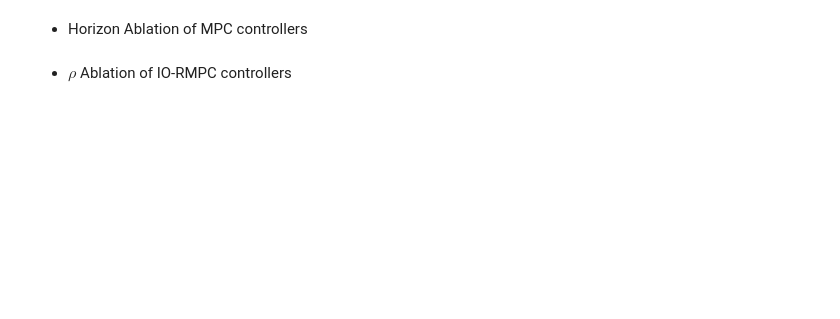
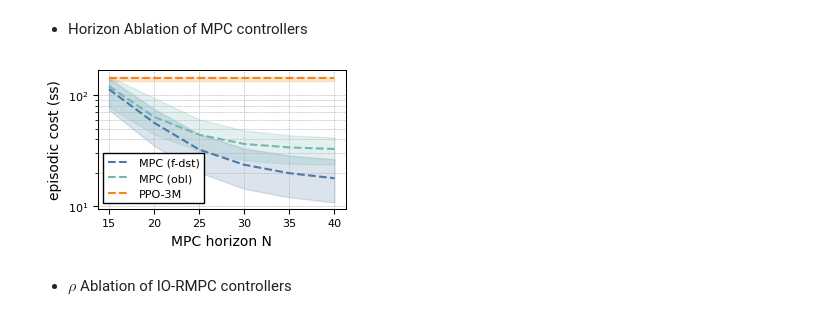
Before and after one commit to TolgaOk/offlineRLviaIO, a Jupyter notebook: examples/quadrotor.ipynb, the cells around one changed output. Cells and saved outputs as stored; diff of their text form; code cells hidden in the pictures; blank space fills up the shorter version.

```diff
--- a/examples/quadrotor.ipynb
+++ b/examples/quadrotor.ipynb
@@ -503,23 +510,25 @@ fig.savefig(f"figure_data/io_lookback_ablation.pdf",
 # %%
 fig, axes = tube_figure_plt(
     cost_data={
         "MPC (f-dst)": mpc_fdst_costs,
         "MPC (obl)": mpc_obl_costs,
         "PPO-3M": {key: ppo_costs for key in mpc_obl_costs.keys()}
     },
     color_list=["#4C78A8", "#72B7B2", "#F58518"],
     log_xaxis=False,
     log_yaxis=True,
     x_label="MPC horizon N",
     y_label="episodic cost (ss)",
     percentiles=(20, 80),
     figsize=(3.20, 1.80),
-    fontsize=11,
+    fontsize=10,
 )
 axes.yaxis.set_minor_locator(tck.LogLocator(base=10, subs="auto"))
 axes.yaxis.set_major_locator(tck.LogLocator(base=10, subs=(1,), numticks=9))
 fig.savefig(f"figure_data/mpc_horizon_ablation.pdf",
             format="pdf", bbox_inches="tight")
+# %% [output]
+[figure, added]
 # %% [markdown]
 - $\rho$ Ablation of IO-RMPC controllers
 # %%
```
Also changed, not shown: parts of 7 cells of this notebook, 1 other file.
